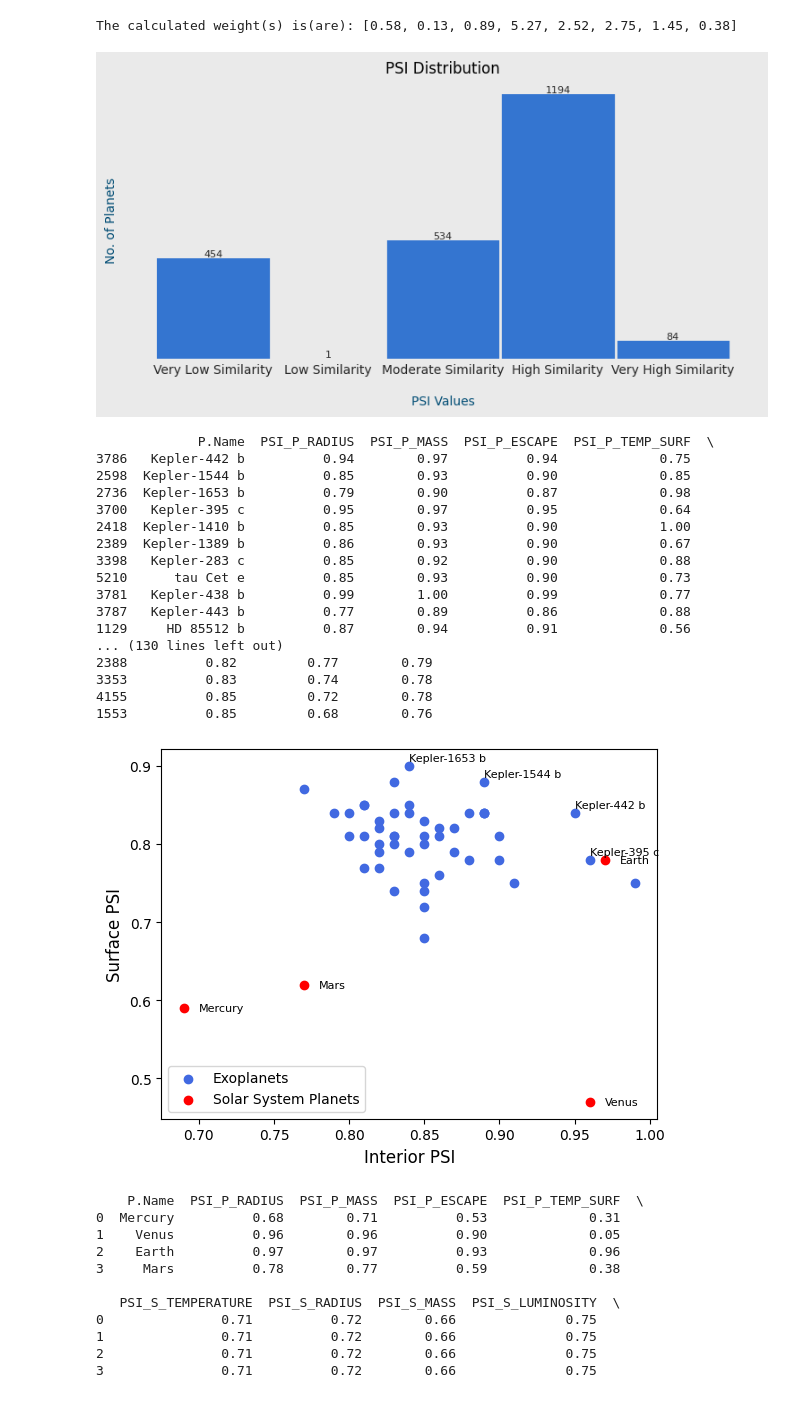
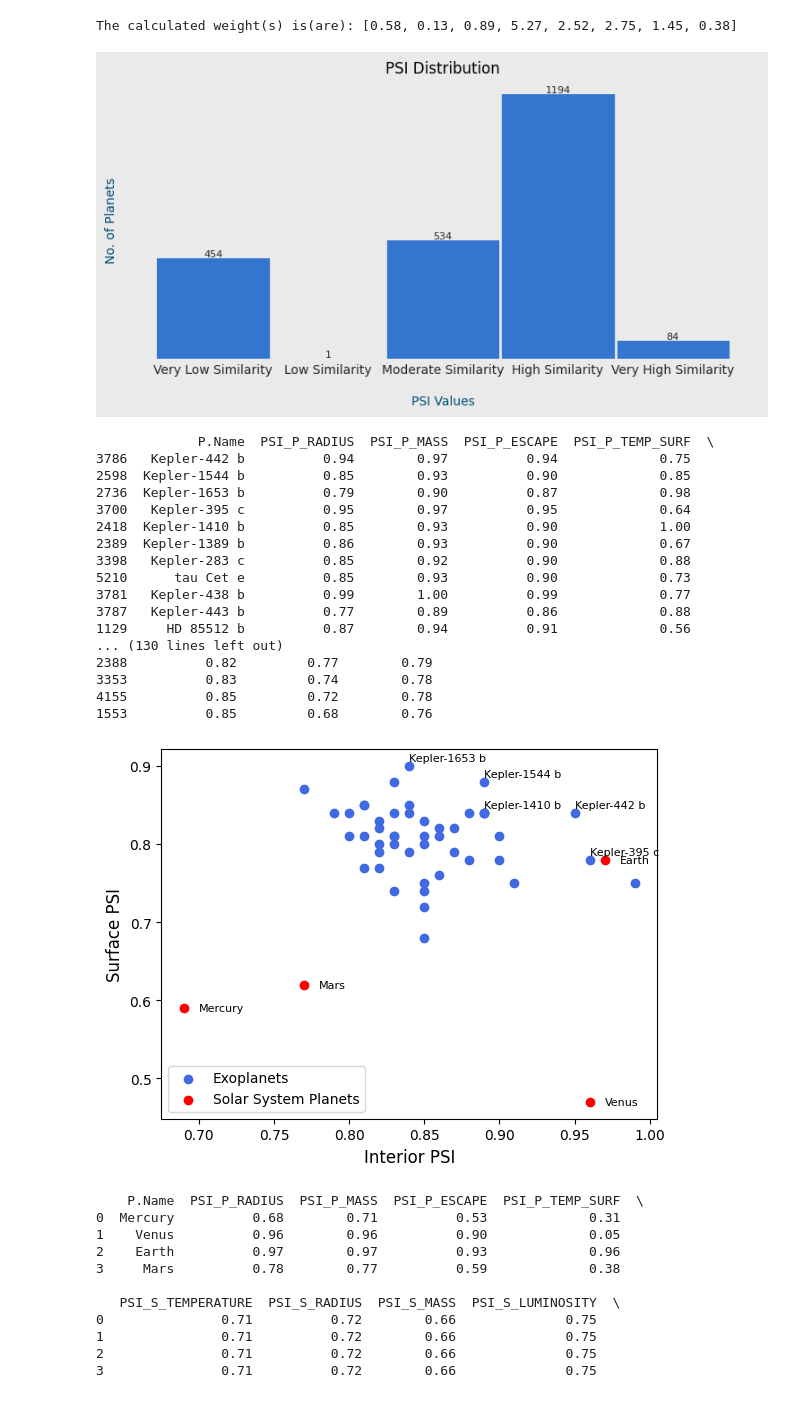
Before and after one commit to Adi-Rai/ExoPSI, a Jupyter notebook: try3.ipynb, the cells around one changed output. Cells and saved outputs as stored; diff of their text form; code cells hidden in the pictures.

```diff
--- a/try3.ipynb
+++ b/try3.ipynb
@@ -98,35 +98,35 @@ ax.scatter(x=solar_system_data['PSI_Interior'], y=solar_system_data['PSI_Surface
 plt.xlabel("Interior PSI", fontsize=12, fontweight="roman")
 plt.ylabel("Surface PSI", fontsize=12, fontweight="roman")
 plt.xticks(fontweight="roman")
 plt.yticks(fontweight="roman")
 plt.legend(['Exoplanets','Solar System Planets'])
 for (x,y,text) in zip(solar_system_data['PSI_Interior'],solar_system_data['PSI_Surface'], solar_system_data['P.Name']):
     plt.text(x+0.01,y,text, fontsize=8,horizontalalignment='left', verticalalignment='center')
-for (x,y,text) in zip(PSI_data.loc[PSI_data.index[0:4],'PSI_Interior'],PSI_data.loc[PSI_data.index[0:4],'PSI_Surface'], PSI_data.loc[PSI_data.index[0:5],'P.Name']):
+for (x,y,text) in zip(PSI_data.loc[PSI_data.index[0:5],'PSI_Interior'],PSI_data.loc[PSI_data.index[0:5],'PSI_Surface'], PSI_data.loc[PSI_data.index[0:5],'P.Name']):
     plt.text(x,y+0.01,text, fontsize=8,horizontalalignment='left', verticalalignment='center')
 
 plt.show()
 writer.save()
 # %% [output]
 [figure]
              P.Name  PSI_P_RADIUS  PSI_P_MASS  PSI_P_ESCAPE  PSI_P_TEMP_SURF  \
 3786   Kepler-442 b          0.94        0.97          0.94             0.75
 2598  Kepler-1544 b          0.85        0.93          0.90             0.85
 2736  Kepler-1653 b          0.79        0.90          0.87             0.98
 3700   Kepler-395 c          0.95        0.97          0.95             0.64
 2418  Kepler-1410 b          0.85        0.93          0.90             1.00
 2389  Kepler-1389 b          0.86        0.93          0.90             0.67
 3398   Kepler-283 c          0.85        0.92          0.90             0.88
 5210      tau Cet e          0.85        0.93          0.90             0.73
 3781   Kepler-438 b          0.99        1.00          0.99             0.77
 3787   Kepler-443 b          0.77        0.89          0.86             0.88
 1129     HD 85512 b          0.87        0.94          0.91             0.56
 ... (130 lines left out)
 2388          0.82         0.77        0.79
 3353          0.83         0.74        0.78
 4155          0.85         0.72        0.78
 1553          0.85         0.68        0.76
-[figure, old version]
+[figure, new version]
 # %%
 print(solar_system_data)
 # %% [output]
```
Also changed, not shown: 2 other files.
